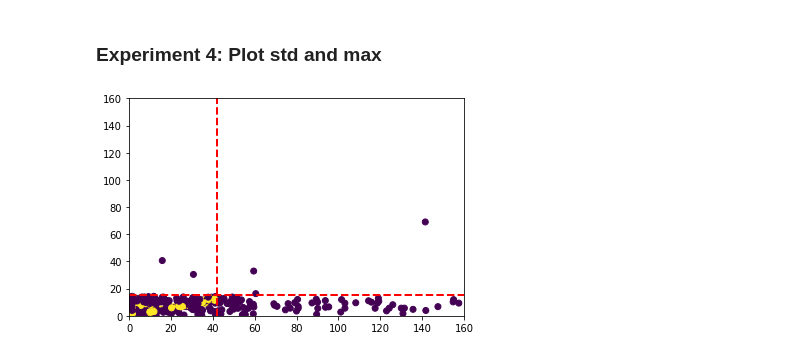
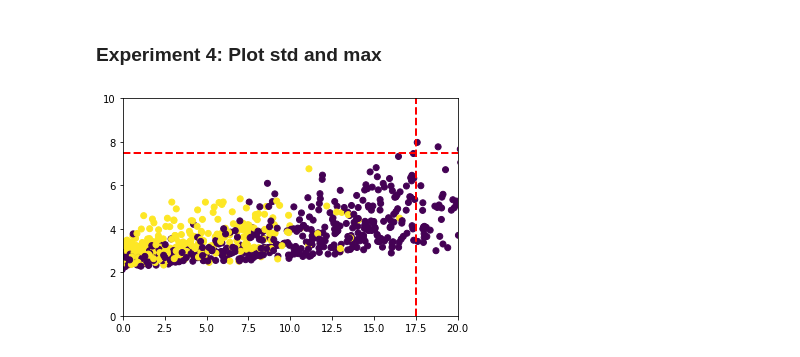
Before and after one commit to filip141/ML_Models, a Jupyter notebook: src/cnn_models/models/iceberg_competition/notebooks/statistics.ipynb, the cells around one changed output. Saved outputs shown, nothing was run; the diff lists cells and outputs as text; code cells hidden in the pictures.

```diff
--- a/src/cnn_models/models/iceberg_competition/notebooks/statistics.ipynb
+++ b/src/cnn_models/models/iceberg_competition/notebooks/statistics.ipynb
@@ -13,7 +13,7 @@ Image(url="http://www.dreams.metroeve.com/wp-content/uploads/2017/07/Iceberg-dre
 ## Import Iceberg Dataset
 # %%
 json_data = "/home/filip/Datasets/Iceberg_data/train/processed/train.json"
-iceberg_db = IcebergDataset(json_path=json_data, batch_out="color_composite_nn", divide_point=0)
+iceberg_db = IcebergDataset(json_path=json_data, batch_out="color_composite_nsc", divide_point=0)
 # %%
 iceberg_full_img, iceberg_full_labels = iceberg_db.next_batch(1600)
 # %%
@@ -73,14 +77,15 @@ plt.axvline(x=42, color='r', linestyle='dashed', linewidth=2)
 # %% [markdown]
 ### Experiment 4: Plot std and max
 # %%
-max_val_list = [np.max(i_img) for i_img in iceberg_full_img]
-std_val_list = [np.std(i_img) for i_img in iceberg_full_img]
+max_val_list = [np.max(i_img[:, :, 0]) for i_img in iceberg_full_img]
+std_val_list = [np.std(i_img[:, :, 0]) for i_img in iceberg_full_img]
 
 axes = plt.gca()
-axes.set_xlim([0, 160])
-axes.set_ylim([0, 160])
+axes.set_xlim([0, 20])
+axes.set_ylim([0, 10])
 l_s = plt.scatter(max_val_list, std_val_list, c=iceberg_full_labels)
-plt.axvline(x=42, color='r', linestyle='dashed', linewidth=2)
-pax = plt.axhline(y=15, color='r', linestyle='dashed', linewidth=2)
+plt.axvline(x=17.5, color='r', linestyle='dashed', linewidth=2)
+pax = plt.axhline(y=7.5, color='r', linestyle='dashed', linewidth=2)
+plt.show()
 # %% [output]
-[figure, old version]
+[figure, new version]
```
Also changed, not shown: parts of 5 cells of this notebook, 2 other files.
